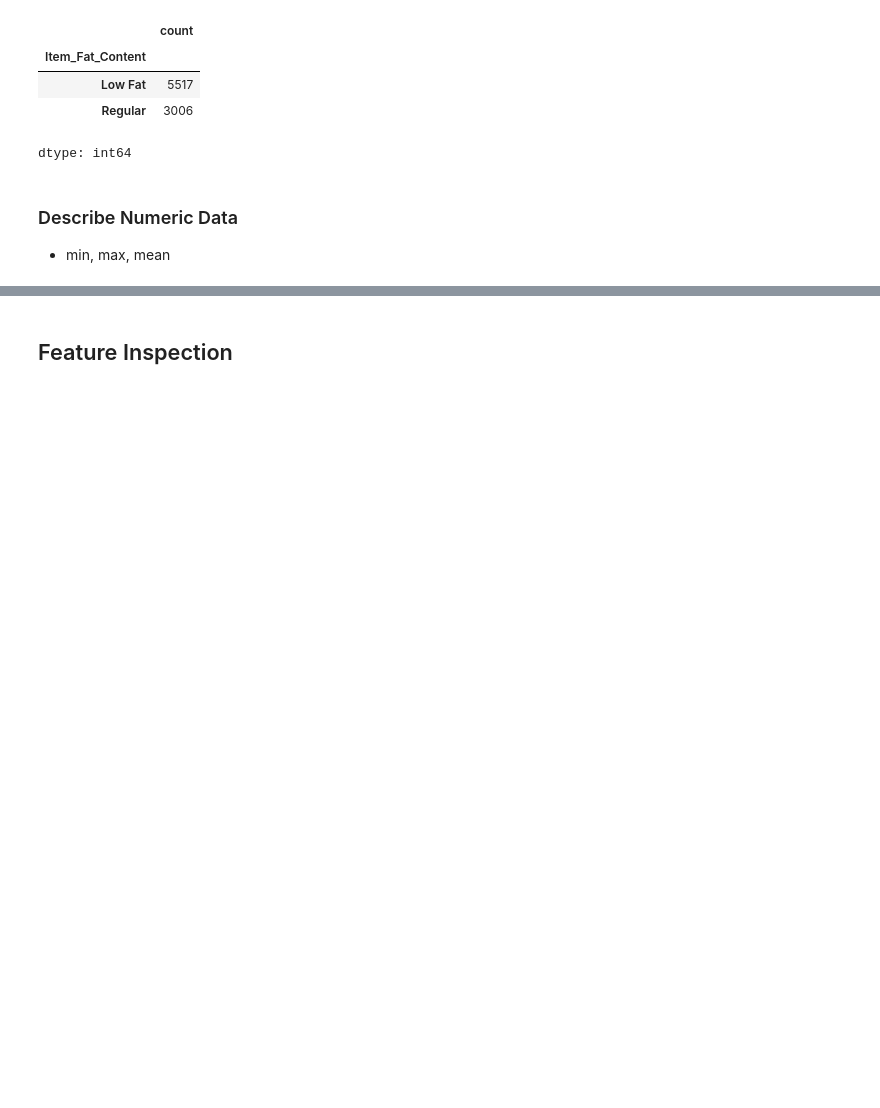
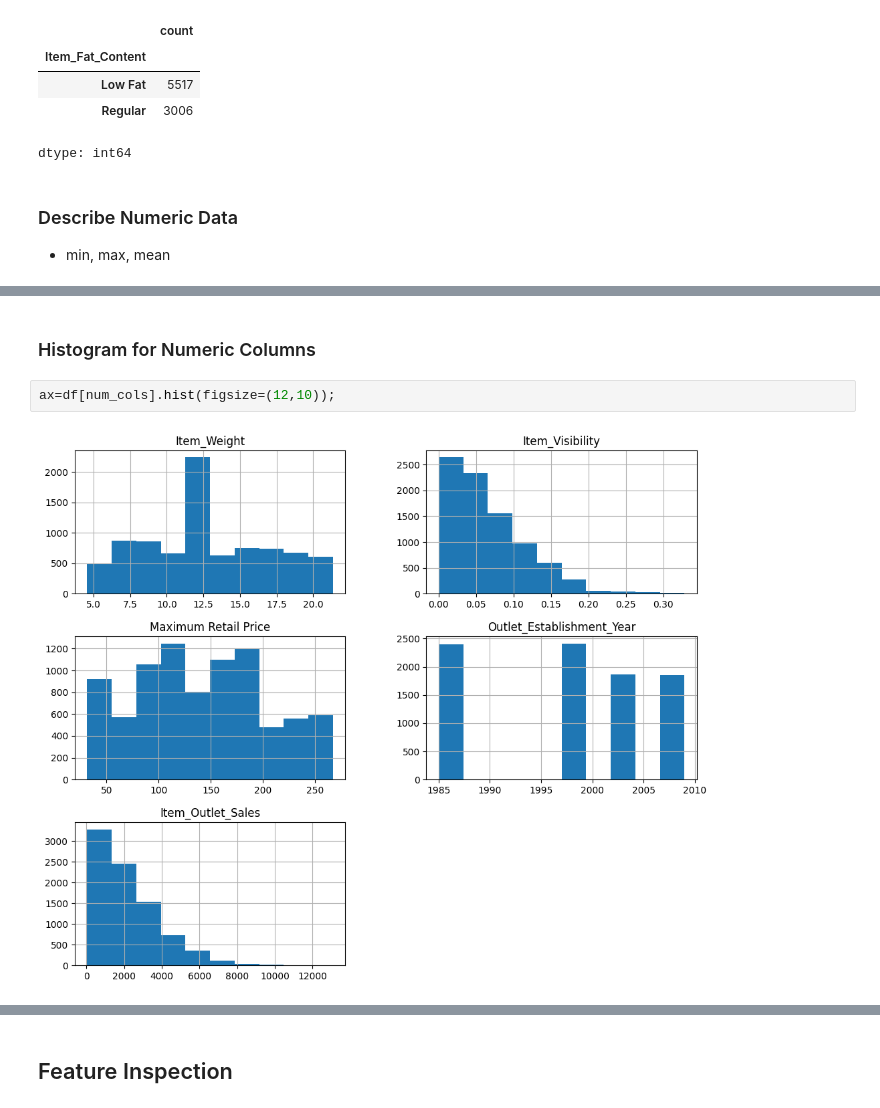
Before and after one commit to swirita/Prediction-of-Product-Sales, a Jupyter notebook: Prediction_of_Product_Sales.ipynb, the cells around one changed output, grey strips where cells are left out. Drawn from its saved outputs; the diff is of its cells as text; blank space fills up the shorter version.

Commit message:
Added Exploratory Data Visualization

```diff
--- a/Prediction_of_Product_Sales.ipynb
+++ b/Prediction_of_Product_Sales.ipynb
@@ -341,0 +354,6 @@ df[num_cols].describe().loc[['min','max','mean']]
+# %% [markdown]
+### Histogram for Numeric Columns
+# %%
+ax=df[num_cols].hist(figsize=(12,10));
+# %% [output]
+[figure, added]
```
Also changed, not shown: parts of 20 cells of this notebook.
